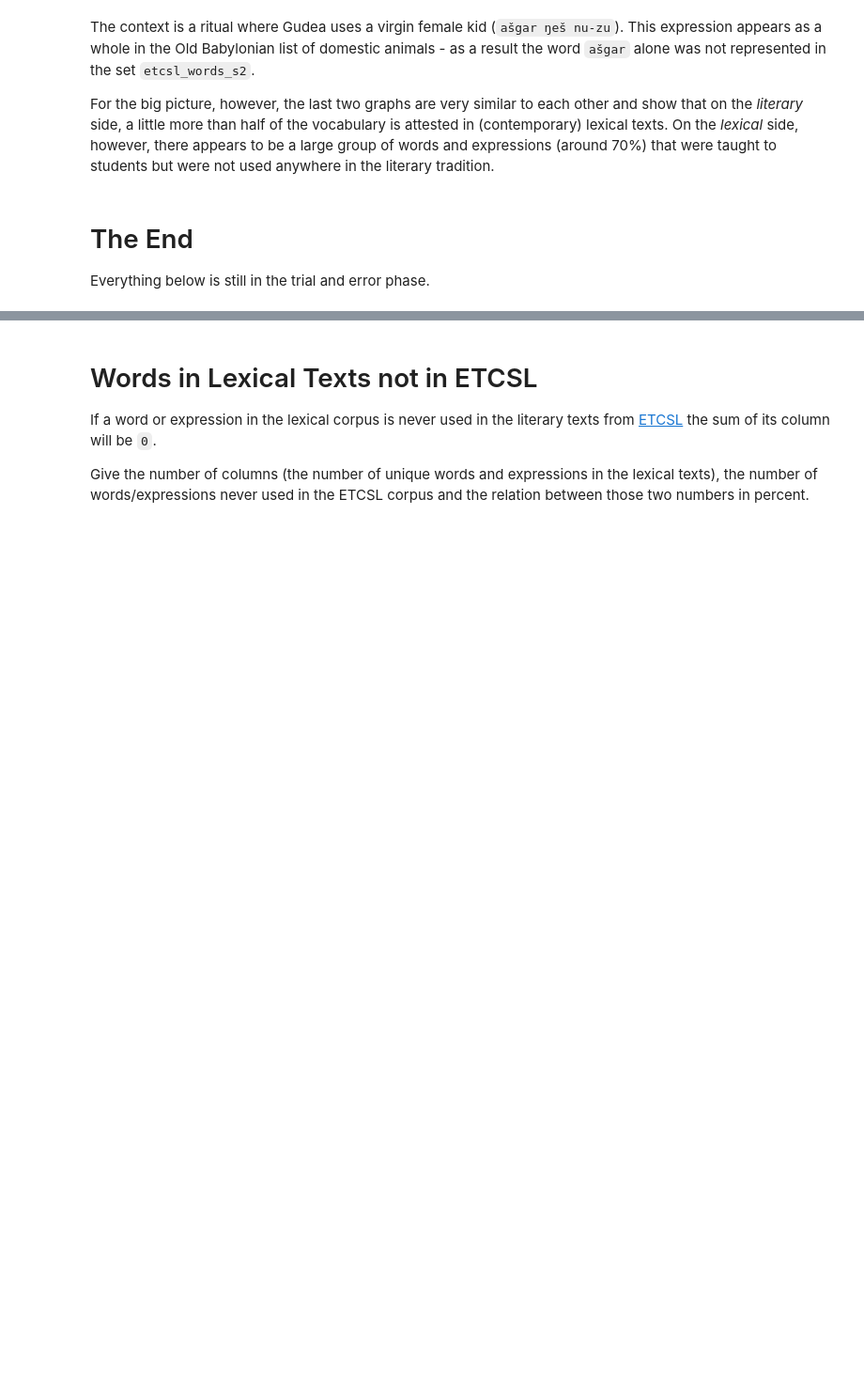
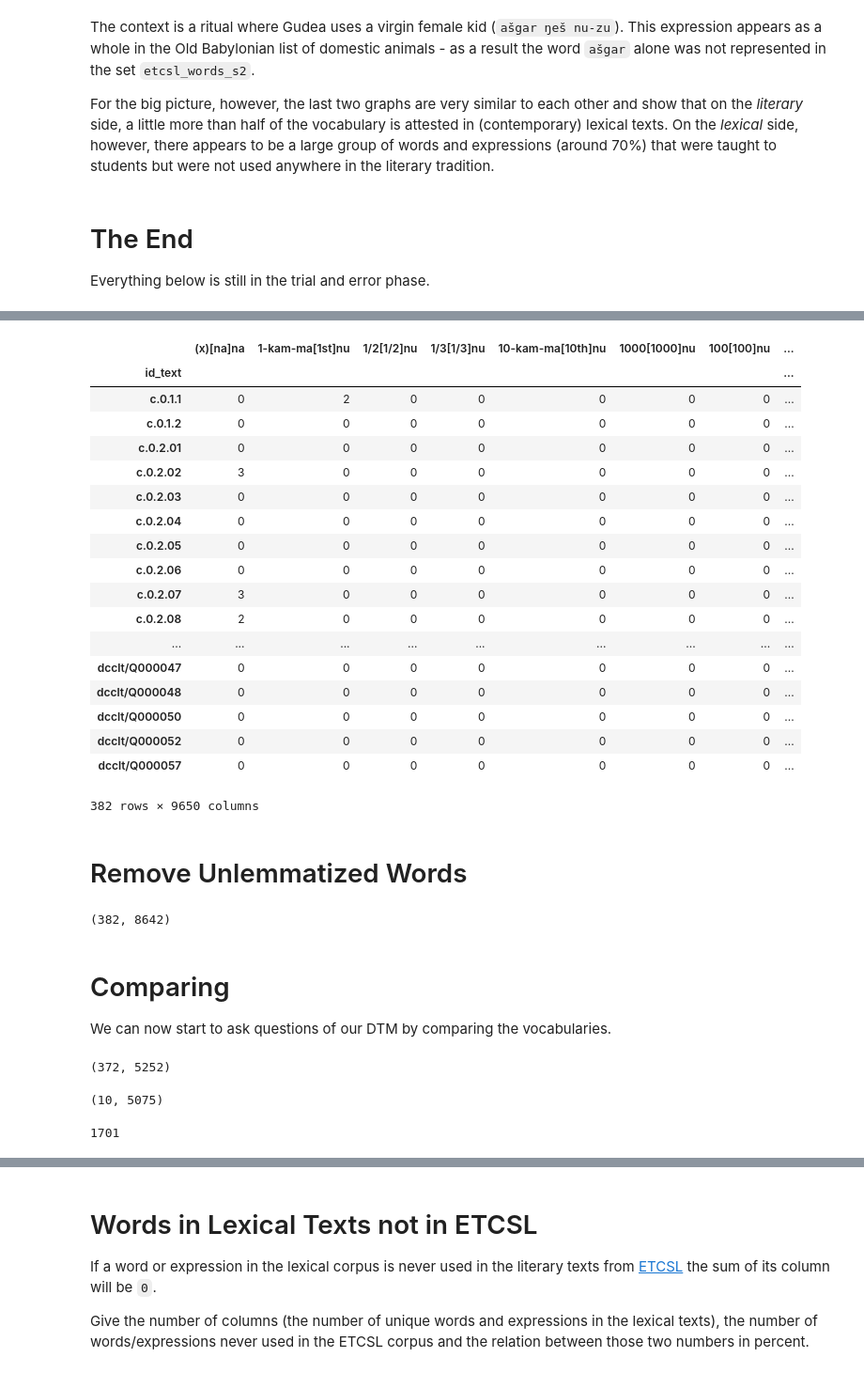
Before and after one commit to niekveldhuis/compass, a Jupyter notebook: 3_Vocabularies/Lit_Lex_Vocab.ipynb, the cells around one changed output, grey strips where cells are left out. Shown at 94% size. Saved outputs shown, nothing was run; the diff lists cells and outputs as text; code cells hidden in the pictures; blank space fills up the shorter version.

```diff
--- a/3_Vocabularies/Lit_Lex_Vocab.ipynb
+++ b/3_Vocabularies/Lit_Lex_Vocab.ipynb
@@ -345,0 +439,26 @@ etcsl_df
+# %%
+minimum = 50
+corpus_df = corpus_df.loc[corpus_df.sum(axis=1) > minimum, corpus_df.sum(axis=0) > 0]
+corpus_df
+# %% [output]
+|  | (x)[na]na | 1-kam-ma[1st]nu | 1/2[1/2]nu | 1/3[1/3]nu | 10-kam-ma[10th]nu | 1000[1000]nu | 100[100]nu | ... |
+| id_text |  |  |  |  |  |  |  | ... |
+| c.0.1.1 | 0 | 2 | 0 | 0 | 0 | 0 | 0 | ... |
+| c.0.1.2 | 0 | 0 | 0 | 0 | 0 | 0 | 0 | ... |
+| c.0.2.01 | 0 | 0 | 0 | 0 | 0 | 0 | 0 | ... |
+| c.0.2.02 | 3 | 0 | 0 | 0 | 0 | 0 | 0 | ... |
+| c.0.2.03 | 0 | 0 | 0 | 0 | 0 | 0 | 0 | ... |
+| c.0.2.04 | 0 | 0 | 0 | 0 | 0 | 0 | 0 | ... |
+| c.0.2.05 | 0 | 0 | 0 | 0 | 0 | 0 | 0 | ... |
+| c.0.2.06 | 0 | 0 | 0 | 0 | 0 | 0 | 0 | ... |
+| c.0.2.07 | 3 | 0 | 0 | 0 | 0 | 0 | 0 | ... |
+| c.0.2.08 | 2 | 0 | 0 | 0 | 0 | 0 | 0 | ... |
+| ... | ... | ... | ... | ... | ... | ... | ... | ... |
+| dcclt/Q000047 | 0 | 0 | 0 | 0 | 0 | 0 | 0 | ... |
+| dcclt/Q000048 | 0 | 0 | 0 | 0 | 0 | 0 | 0 | ... |
+| dcclt/Q000050 | 0 | 0 | 0 | 0 | 0 | 0 | 0 | ... |
+| dcclt/Q000052 | 0 | 0 | 0 | 0 | 0 | 0 | 0 | ... |
+| dcclt/Q000057 | 0 | 0 | 0 | 0 | 0 | 0 | 0 | ... |
+382 rows × 9650 columns
+# %% [markdown]
+# Remove Unlemmatized Words
@@ -345,0 +469,7 @@ etcsl_df
+# %%
+corpus_df.shape
+# %% [output]
+(382, 8642)
+# %% [markdown]
+# Comparing
+We can now start to ask questions of our DTM by comparing the vocabularies.
@@ -345,0 +481,11 @@ etcsl_df
+# %%
+lit_df.shape
+# %% [output]
+(372, 5252)
+# %%
+lex = [id for id in corpus_df.index.values if id[:5] == "dcclt"]
+lex_df = corpus_df.loc[lex, : ]
+lex_df = lex_df.loc[ : , lex_df.sum(axis=0) != 0]
+lex_df.shape
+# %% [output]
+(10, 5075)
@@ -345,0 +497,4 @@ etcsl_df
+# %%
+len(lit_in_lex)
+# %% [output]
+1701
```
Also changed, not shown: parts of 39 cells of this notebook, 2 other files.
